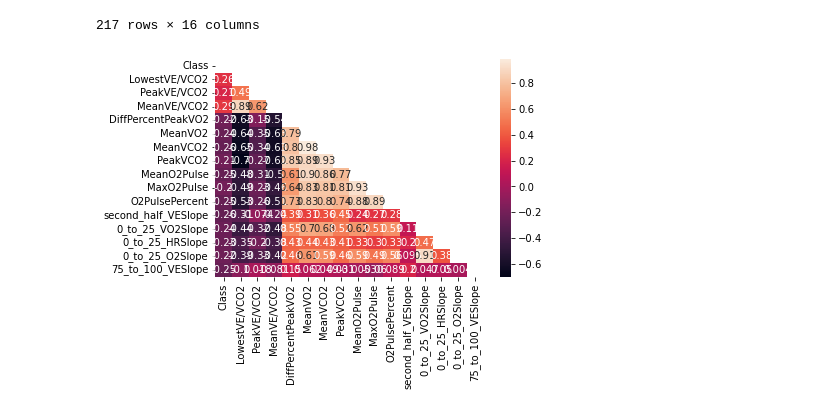
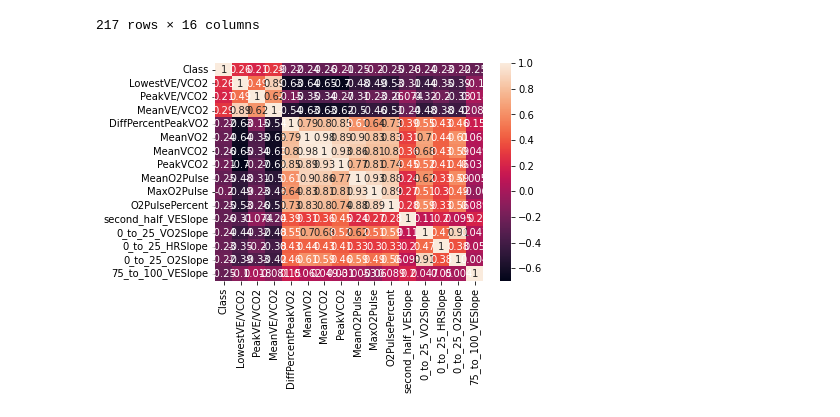
Before and after one commit to joackinsantos/CS-177-Project, a Jupyter notebook: 2_datapreprocessing_v1.ipynb, the cells around one changed output. Drawn from its saved outputs; the diff is of its cells as text; code cells hidden in the pictures.

```diff
--- a/2_datapreprocessing_v1.ipynb
+++ b/2_datapreprocessing_v1.ipynb
@@ -146,7 +147,7 @@ df
 | 216 | 2 | 0.990770 | 0.991892 | -1.345613 | -0.420310 | -0.990770 | -0.658871 | 1.457980 | ... |
 217 rows × 111 columns
 # %%
-# Feature Selection Using Correlation
+# Feature Selection
 
     # Selecting features whose correlation with class > 0.2
 target = "Class"
@@ -162,11 +163,11 @@ corr_columns_list = []
 for col in corr_columns_obj:
     corr_columns_list.append(col)
 
-
 corr_columns_list
 
-#Add new features
+# Add new features
+# additional_features = ['PeakVO2Real']
 additional_features = []
-
 for feature in additional_features:
+  if feature not in corr_columns_list:
     corr_columns_list.append(feature)
@@ -245,13 +246,9 @@ df
 # %%
 # Relationships of variables
 
 corr_matrix = df.corr()
-
-# Getting the Upper Triangle of the co-relation matrix
-matrix = np.triu(corr_matrix)
-
-sn.heatmap(corr_matrix, annot=True, mask=matrix)
+sn.heatmap(corr_matrix, annot=True)
 plt.show()
 # %% [output]
-[figure, old version]
+[figure, new version]
 # %%
```
Also changed, not shown: parts of 10 cells of this notebook.
